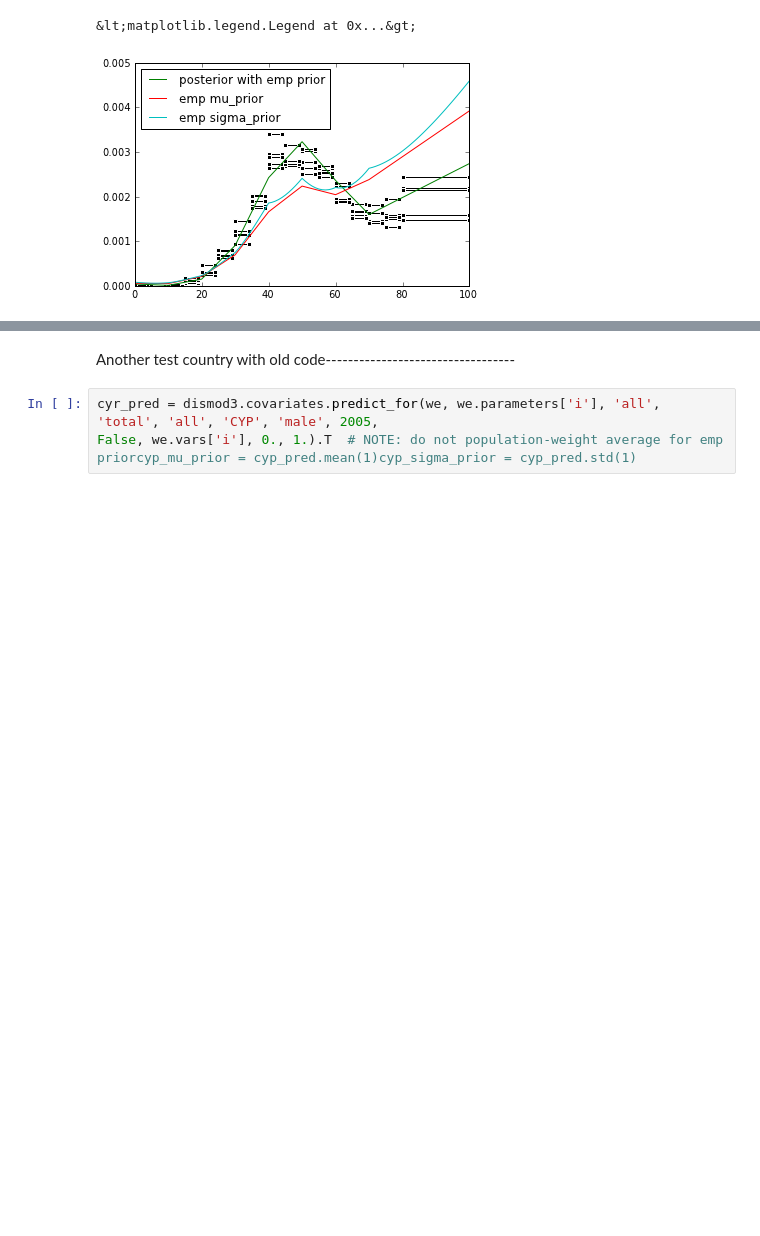
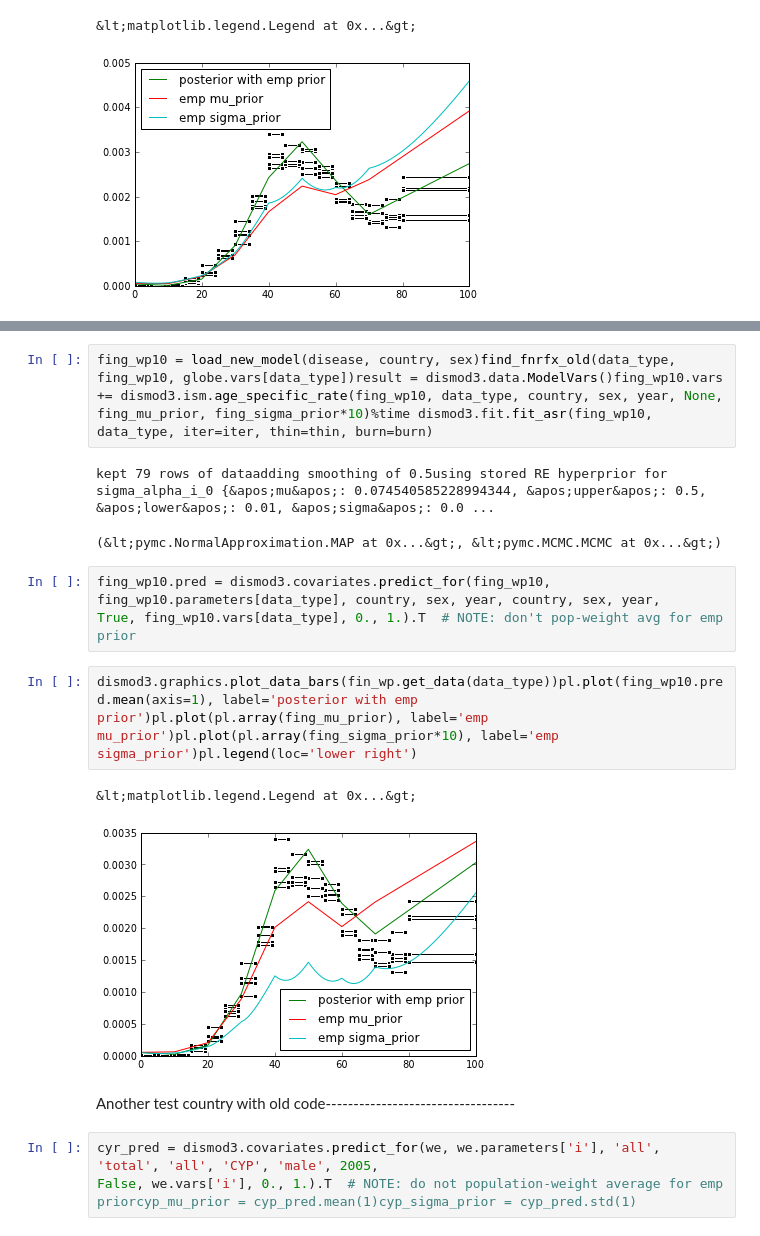
Before and after one commit to peterhm/gbd, a Jupyter notebook: book/DM-co.ipynb, the cells around one changed output, grey strips where cells are left out. Drawn from its saved outputs; the diff is of its cells as text; blank space fills up the shorter version.

```diff
--- a/book/DM-co.ipynb
+++ b/book/DM-co.ipynb
@@ -124,3 +154,15 @@ dismod3.graphics.plot_data_bars(fin_wp.get_data(data_type))pl.plot(fin_wp10.pred
+# %%
+fing_wp10 = load_new_model(disease, country, sex)find_fnrfx_old(data_type, fing_wp10, globe.vars[data_type])result = dismod3.data.ModelVars()fing_wp10.vars += dismod3.ism.age_specific_rate(fing_wp10, data_type, country, sex, year, None, fing_mu_prior, fing_sigma_prior*10)%time dismod3.fit.fit_asr(fing_wp10, data_type, iter=iter, thin=thin, burn=burn)
+# %% [output]
+kept 79 rows of dataadding smoothing of 0.5using stored RE hyperprior for sigma_alpha_i_0 {&apos;mu&apos;: 0.074540585228994344, &apos;upper&apos;: 0.5, &apos;lower&apos;: 0.01, &apos;sigma&apos;: 0.0 ...
+(&lt;pymc.NormalApproximation.MAP at 0x...&gt;, &lt;pymc.MCMC.MCMC at 0x...&gt;)
+# %%
+fing_wp10.pred = dismod3.covariates.predict_for(fing_wp10, fing_wp10.parameters[data_type], country, sex, year, country, sex, year,                                                True, fing_wp10.vars[data_type], 0., 1.).T  # NOTE: don't pop-weight avg for emp prior
+# %%
+dismod3.graphics.plot_data_bars(fin_wp.get_data(data_type))pl.plot(fing_wp10.pred.mean(axis=1), label='posterior with emp prior')pl.plot(pl.array(fing_mu_prior), label='emp mu_prior')pl.plot(pl.array(fing_sigma_prior*10), label='emp sigma_prior')pl.legend(loc='lower right')
+# %% [output]
+&lt;matplotlib.legend.Legend at 0x...&gt;
+[figure, added]
 # %% [markdown]
 Another test country with old code----------------------------------
 # %%
```
Also changed, not shown: parts of 19 cells of this notebook.
